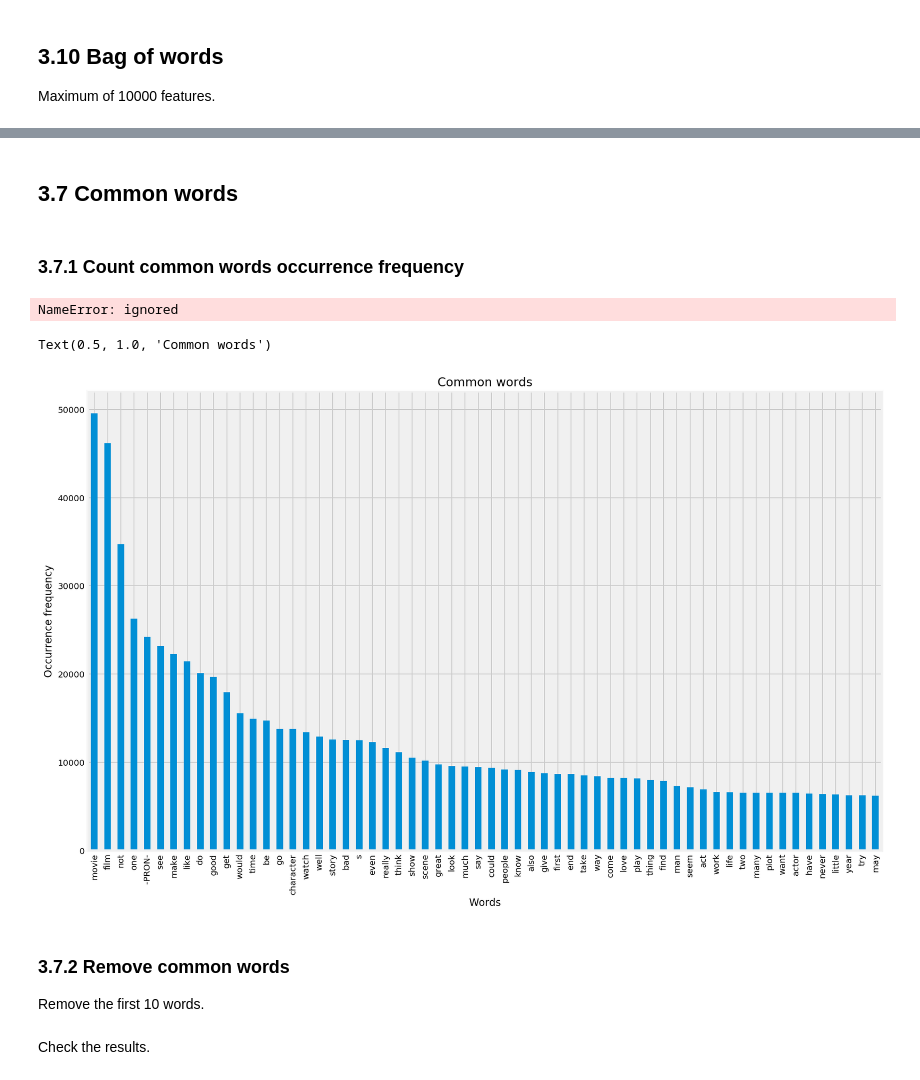
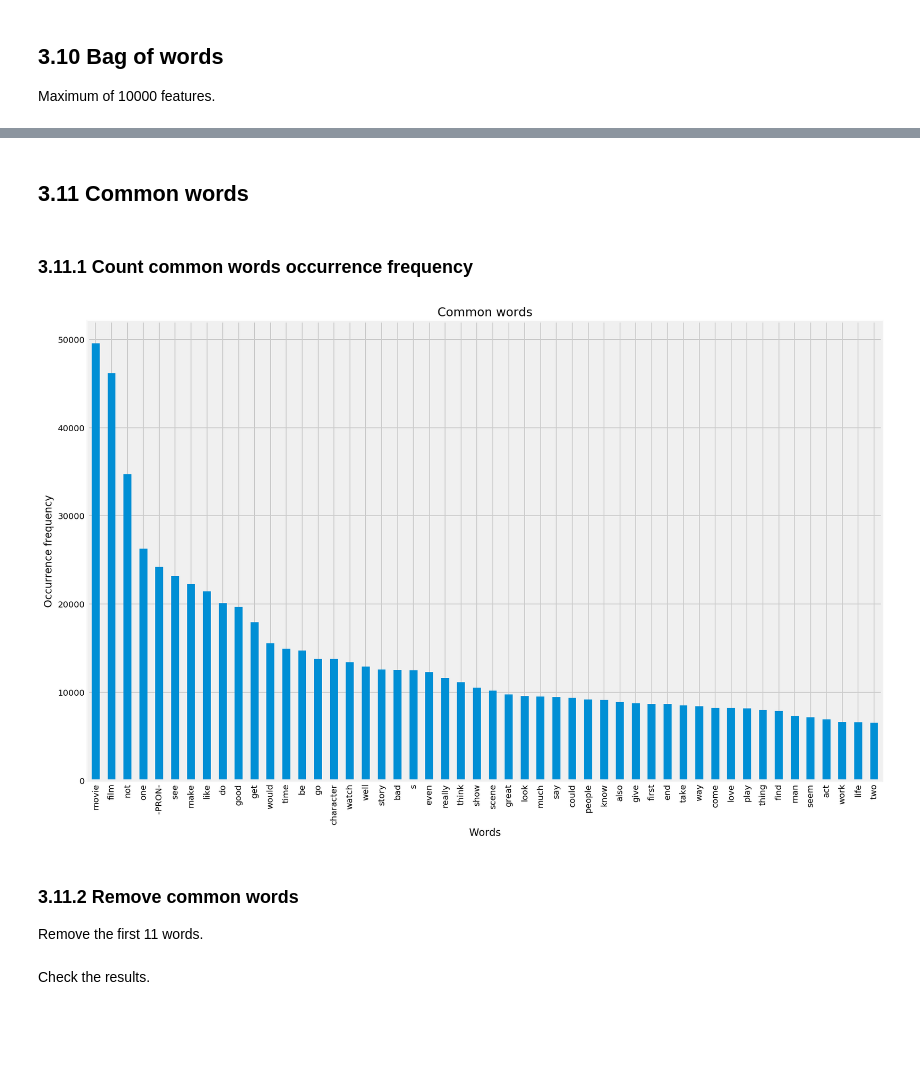
Before and after one commit to Mjauu/text-mining, a Jupyter notebook: sentiment-analysis.ipynb, the cells around one changed output, grey strips where cells are left out. Drawn from its saved outputs; the diff is of its cells as text; code cells hidden in the pictures; blank space fills up the shorter version.

```diff
--- a/sentiment-analysis.ipynb
+++ b/sentiment-analysis.ipynb
@@ -476,21 +504,17 @@ rows_max.idxmax()
 # %% [markdown]
-## 3.7 Common words
+## 3.11 Common words
 # %% [markdown]
-### 3.7.1 Count common words occurrence frequency
+### 3.11.1 Count common words occurrence frequency
-# %%
-freq_common = pd.Series(' '.join(data['SentimentTextNew']).split()).value_counts()
-# %% [output]
-NameError: ignored
 # %%
+freq_common = pd.Series(' '.join(data['SentimentTextNew']).split()).value_counts()
 plt.figure(figsize=(15,10))
-freq_common[:60].plot.bar()
+freq_common[:50].plot.bar()
 plt.xlabel('Words')
 plt.ylabel('Occurrence frequency')
-plt.title('Common words')
+plt.title('Common words');
 # %% [output]
-Text(0.5, 1.0, 'Common words')
-[figure, old version]
+[figure, new version]
 # %% [markdown]
-### 3.7.2 Remove common words
-Remove the first 10 words.
+### 3.11.2 Remove common words
+Remove the first 11 words.
 # %%
```
Also changed, not shown: parts of 58 cells of this notebook.
